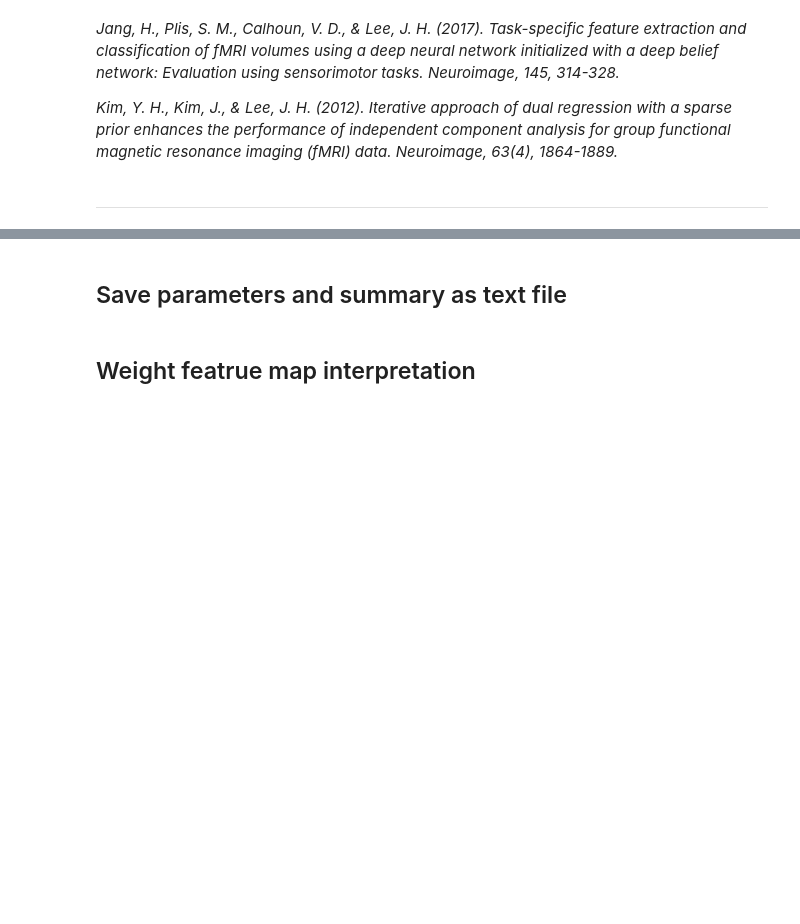
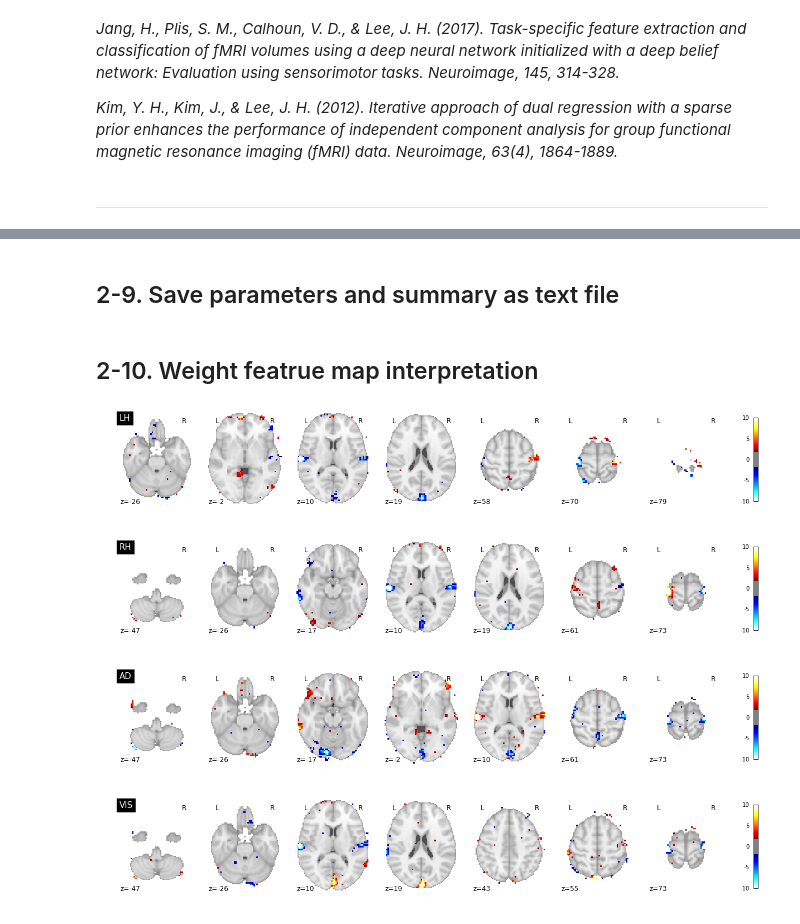
Before and after one commit to bsplku/KHBM2019_SummerSchool, a Jupyter notebook: Classification_of_fMRI_volume/dnnwsp_hsp_tensorflow_190812.ipynb, the cells around one changed output, grey strips where cells are left out. Cells and saved outputs as stored; diff of their text form; code cells hidden in the pictures; blank space fills up the shorter version.

```diff
--- a/Classification_of_fMRI_volume/dnnwsp_hsp_tensorflow_190812.ipynb
+++ b/Classification_of_fMRI_volume/dnnwsp_hsp_tensorflow_190812.ipynb
@@ -123,13 +154,14 @@ vMsk = np.where(vMsk_3d)
 # 2 subjects' vectorized functional data
 train_x = np.vstack([b.get_data()[vMsk][:].T for b in image_pct_bold[:-1]])
 # One-hot encoding task labels
-train_y = np.vstack([t for t in task_label[:-1]])
+train_y = np.hstack([t for t in task_label[:-1]])
+train_y = np.eye(n_tasks)[train_y]
 
 # 1 subject's vectorized functional data
 test_x = image_pct_bold[-1].get_data()[vMsk][:].T
 # One-hot encoding task labels
-test_y = task_label[-1]
-
+test_y = task_label[-1].T
+test_y = np.eye(n_tasks)[test_y]
 
 
 sio.savemat("lhrhadvs_%dsbj.mat"%n_sbj,
@@ -434,7 +471,7 @@ max_beta = [0.005, 0.1, 0.1] #[0.02, 0.5, 0.5]
 beta_lr = [0.0005, 0.01, 0.01]
 
 # Candidates of target sparsness level for each layer (0:dense~1:sparse)
-hsp_cands = list(itertools.product([0.9, 0.7, 0.5],[0.9, 0.7, 0.5],[0.9, 0.7, 0.5])) # [[0.8, 0.5, 0.5],[0.5, 0.5, 0.7]]#
+hsp_cands = list(itertools.product([0.9, 0.5],[0.5],[0.5])) # [[0.8, 0.5, 0.5],[0.5, 0.5, 0.7]]#
 n_hsp_cands = len(hsp_cands)
 
 
@@ -699,5 +788,5 @@ print('\nThe code ran for %d mins' %((end_time-start_time)/60)+'\n\n')
 # %% [markdown]
-## Save parameters and summary as text file
+## 2-9. Save parameters and summary as text file
 # %%
 f = open(directory_save+"/parameters_summary.txt",'w')
 f.write('mode : '+str(mode)+'\n')
@@ -719,23 +808,28 @@ f.write('==> Selected tg :'+str(hsp_cands[i_selected])+'/ hsp : '+str(np.mean(np
 f.write('\n The code ran for %d mins' %((end_time-start_time)/60)+'\n\n')
 f.close()
 # %% [markdown]
-## Weight featrue map interpretation
+## 2-10. Weight featrue map interpretation
 # %%
 from functools import reduce
 import scipy
 
 # Multiply all the weight parameters upto output layer
 wf_map_vecs = reduce(lambda x,y: np.matmul(x,y), w_val)
 # z-scoring
 wf_map_vecs_z = scipy.stats.zscore(wf_map_vecs,axis=0)
 
 sio.savemat(directory_results+"/result_wf_map_vecs_z.mat", mdict={'wf_map_vecs_z': wf_map_vecs_z})
 
 # Plot the results
 wf_map = [None]*n_tasks
 for run in range(n_tasks):
     wf_map[run] = np.zeros((xdim, ydim, zdim))
     wf_map[run][vMsk_3d==1] = wf_map_vecs_z.T[run]
 
     wf_map_plot = nib.Nifti1Image(wf_map[run], vMsk_3d_nii.affine)
-    plotting.plot_stat_map(wf_map_plot, display_mode="z", threshold = 2.54, vmax=10, title=tasks[run])
+    plotting.plot_stat_map(wf_map_plot, display_mode="z", threshold = 1.96, vmax=10, title=tasks[run])
+# %% [output]
+[figure, added]
+[figure, added]
+[figure, added]
+[figure, added]
```
Also changed, not shown: parts of 20 cells of this notebook.
